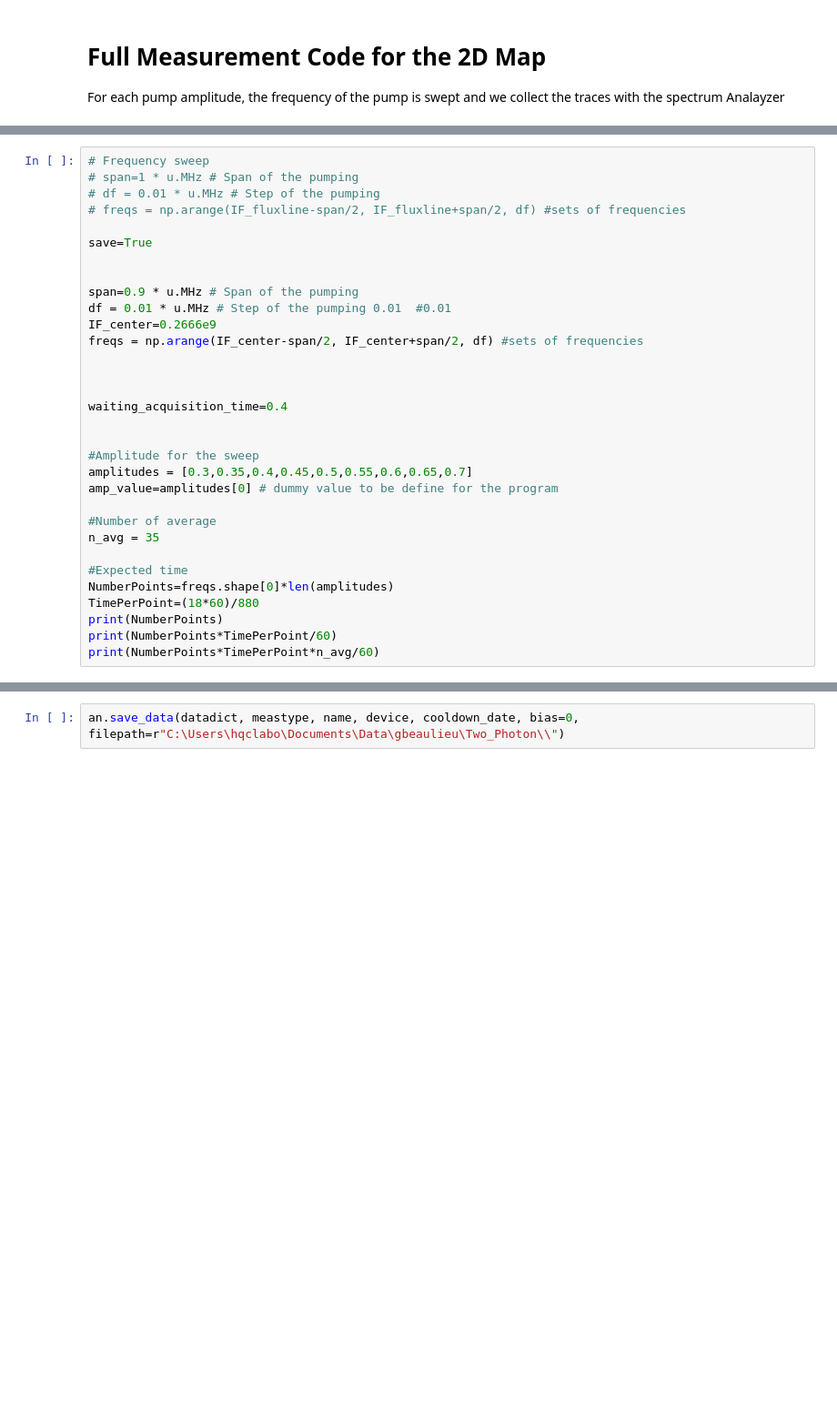
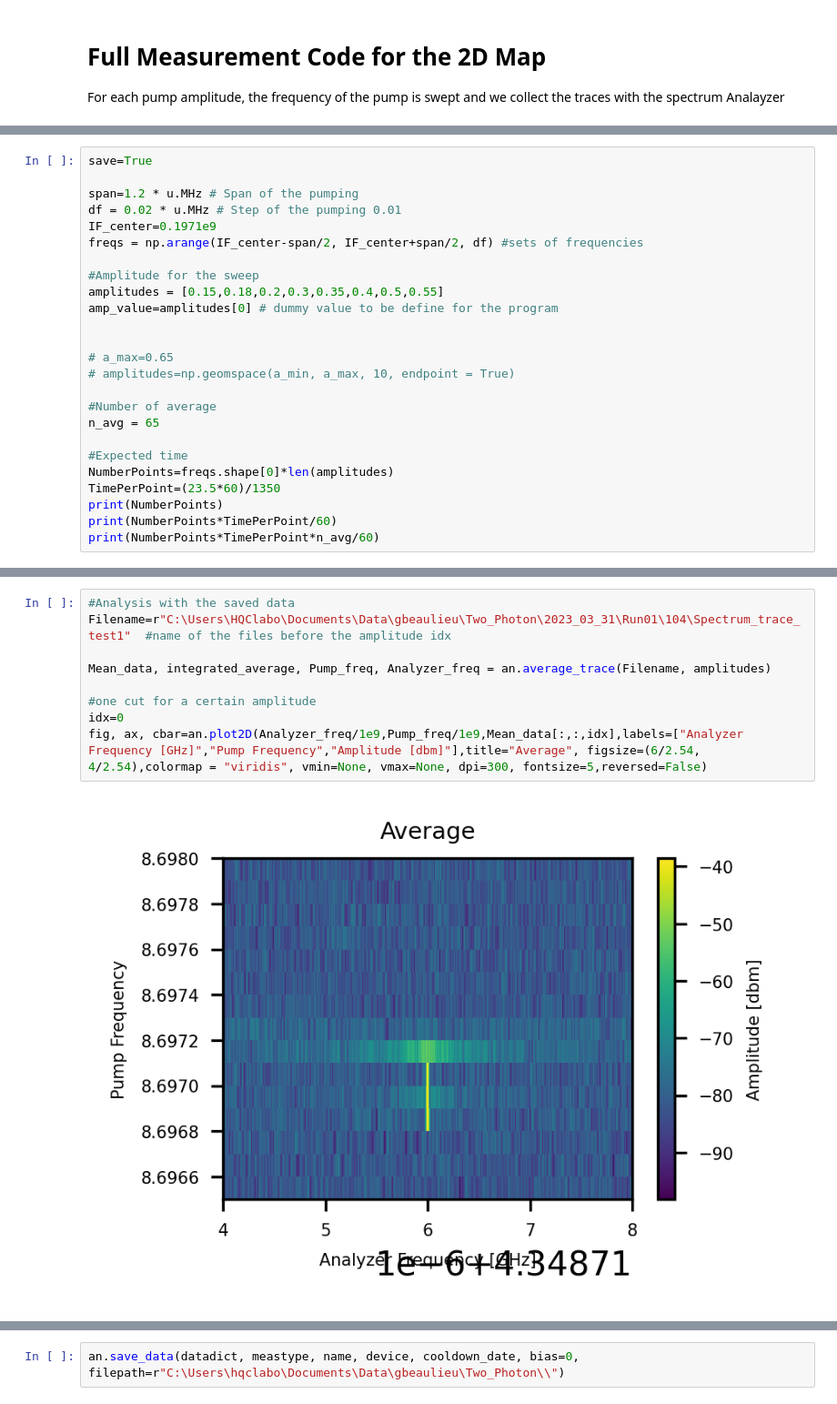
Before and after one commit to BeaulieuGuillaume/DPT_SQUID, a Jupyter notebook: Spectrum_map/Spectrum_map.ipynb, the cells around one changed output, grey strips where cells are left out. Shown: that part at 91% size. Cells and saved outputs as stored; diff of their text form; blank space fills up the shorter version.

```diff
--- a/Spectrum_map/Spectrum_map.ipynb
+++ b/Spectrum_map/Spectrum_map.ipynb
@@ -830,34 +792,27 @@ for i in range(0,Number_Average,1) :
 
 This allows the measurement of a single amplitude cut, n times to get an average
 # %%
-# Frequency sweep
-# span=1 * u.MHz # Span of the pumping
-# df = 0.01 * u.MHz # Step of the pumping
-# freqs = np.arange(IF_fluxline-span/2, IF_fluxline+span/2, df) #sets of frequencies
-
 save=True
 
-
-span=0.9 * u.MHz # Span of the pumping
-df = 0.01 * u.MHz # Step of the pumping 0.01  #0.01
-IF_center=0.2666e9
+span=1.2 * u.MHz # Span of the pumping
+df = 0.02 * u.MHz # Step of the pumping 0.01
+IF_center=0.1971e9
 freqs = np.arange(IF_center-span/2, IF_center+span/2, df) #sets of frequencies
 
+#Amplitude for the sweep
+amplitudes = [0.15,0.18,0.2,0.3,0.35,0.4,0.5,0.55]
+amp_value=amplitudes[0] # dummy value to be define for the program
 
 
-waiting_acquisition_time=0.4
-
-
-#Amplitude for the sweep
-amplitudes = [0.3,0.35,0.4,0.45,0.5,0.55,0.6,0.65,0.7]
-amp_value=amplitudes[0] # dummy value to be define for the program
+# a_max=0.65
+# amplitudes=np.geomspace(a_min, a_max, 10, endpoint = True)
 
 #Number of average
-n_avg = 35
+n_avg = 65
 
 #Expected time
 NumberPoints=freqs.shape[0]*len(amplitudes)
-TimePerPoint=(18*60)/880
+TimePerPoint=(23.5*60)/1350
 print(NumberPoints)
 print(NumberPoints*TimePerPoint/60)
 print(NumberPoints*TimePerPoint*n_avg/60)
@@ -1047,0 +977,11 @@ array([-8.400604e+09, -8.400594e+09, -8.400584e+09, -8.400574e+09,
+# %%
+#Analysis with the saved data
+Filename=r"C:\Users\HQClabo\Documents\Data\gbeaulieu\Two_Photon\2023_03_31\Run01\104\Spectrum_trace_test1"  #name of the files before the amplitude idx
+
+Mean_data, integrated_average, Pump_freq, Analyzer_freq = an.average_trace(Filename, amplitudes)
+
+#one cut for a certain amplitude
+idx=0
+fig, ax, cbar=an.plot2D(Analyzer_freq/1e9,Pump_freq/1e9,Mean_data[:,:,idx],labels=["Analyzer Frequency [GHz]","Pump Frequency","Amplitude [dbm]"],title="Average", figsize=(6/2.54, 4/2.54),colormap = "viridis", vmin=None, vmax=None, dpi=300, fontsize=5,reversed=False)
+# %% [output]
+[figure, added]
```
Also changed, not shown: parts of 29 cells of this notebook, 3 other files.
